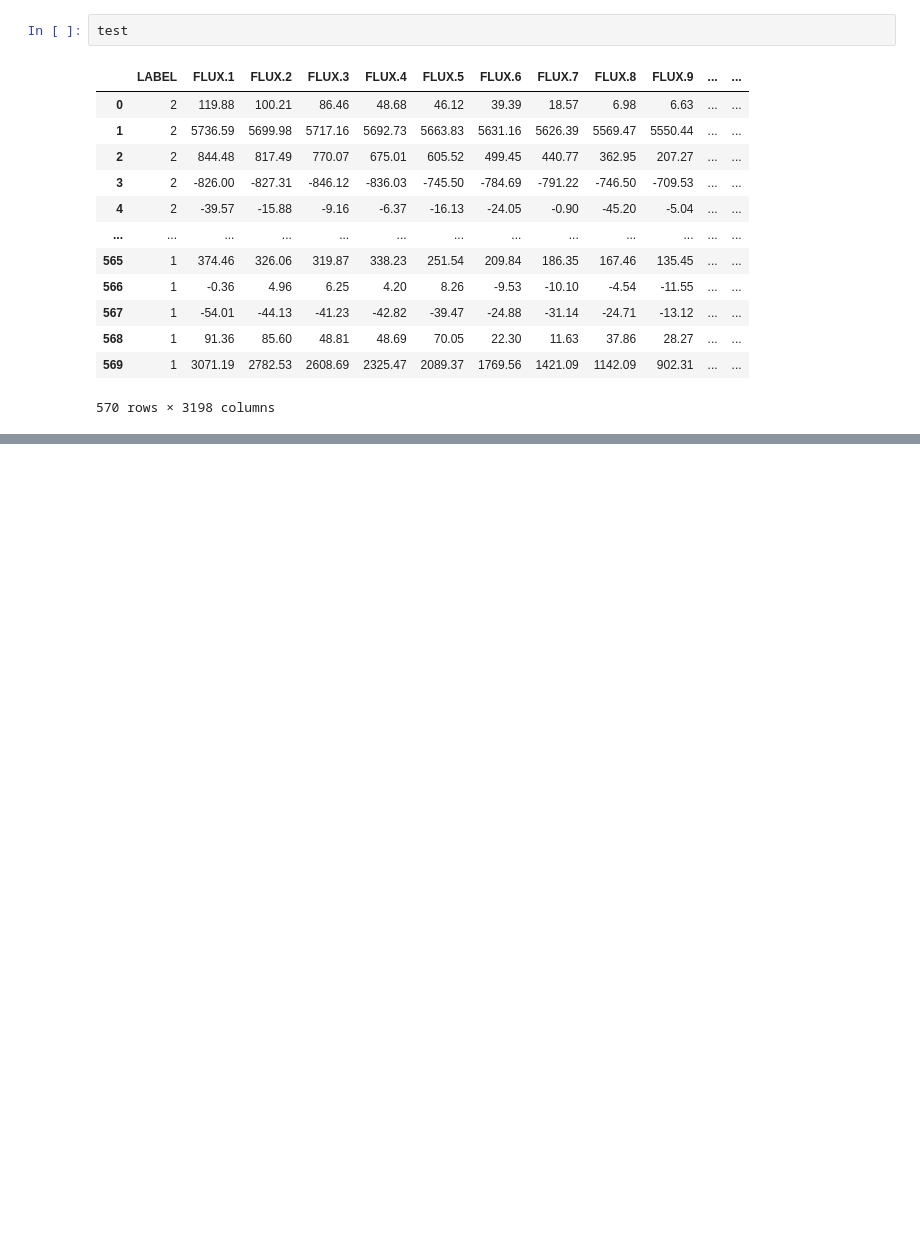
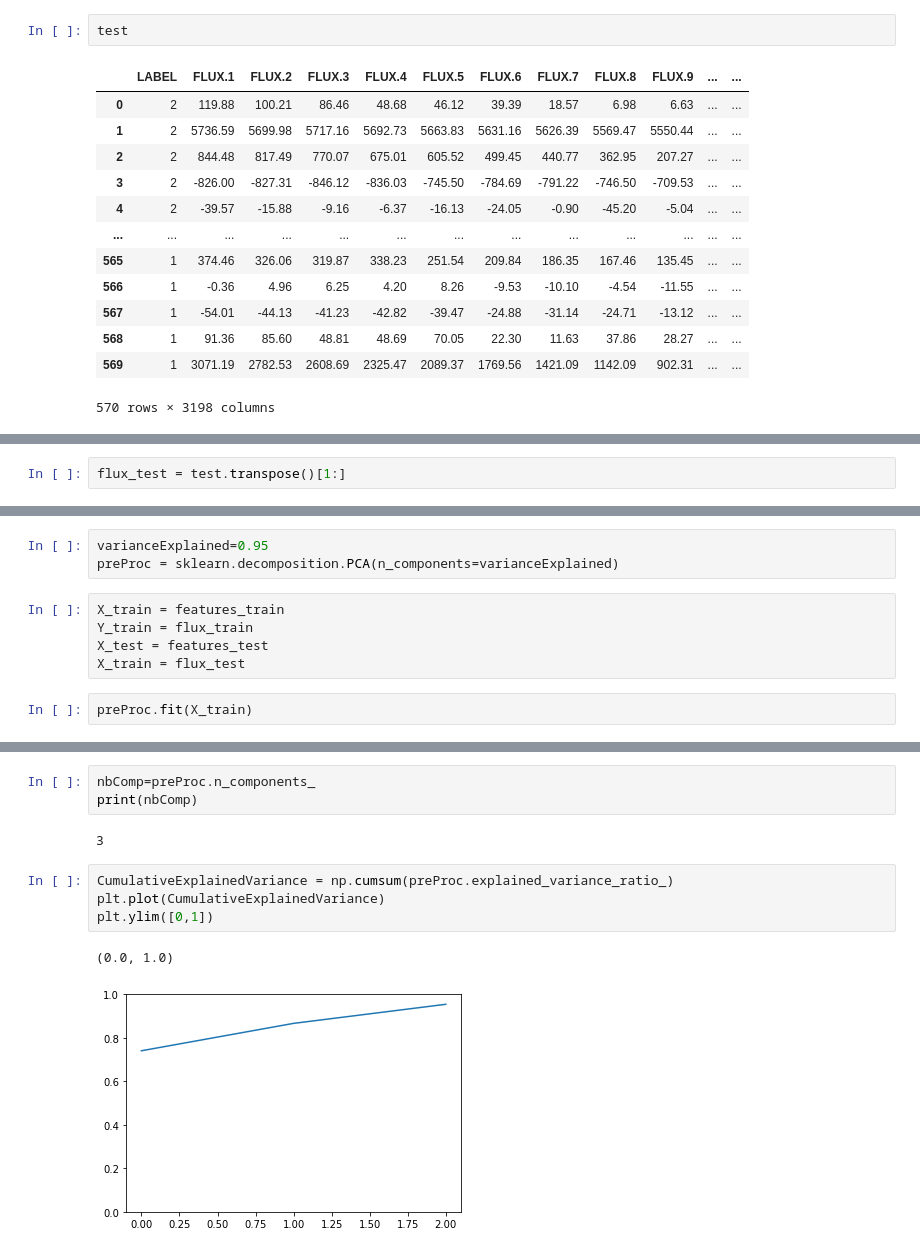
Before and after one commit to gallomovic/Projet_Machine_Learning, a Jupyter notebook: projet machine learning.ipynb, the cells around one changed output, grey strips where cells are left out. Saved outputs shown, nothing was run; the diff lists cells and outputs as text; blank space fills up the shorter version.

```diff
--- a/projet machine learning.ipynb
+++ b/projet machine learning.ipynb
@@ -38,0 +95,2 @@ test
+# %%
+flux_test = test.transpose()[1:]
@@ -38,0 +196,10 @@ test
+# %%
+varianceExplained=0.95
+preProc = sklearn.decomposition.PCA(n_components=varianceExplained)
+# %%
+X_train = features_train
+Y_train = flux_train
+X_test = features_test
+X_train = flux_test
+# %%
+preProc.fit(X_train)
@@ -38,0 +224,12 @@ test
+# %%
+nbComp=preProc.n_components_
+print(nbComp)
+# %% [output]
+3
+# %%
+CumulativeExplainedVariance = np.cumsum(preProc.explained_variance_ratio_)
+plt.plot(CumulativeExplainedVariance)
+plt.ylim([0,1])
+# %% [output]
+(0.0, 1.0)
+[figure, added]
```
Also changed, not shown: parts of 26 cells of this notebook.
